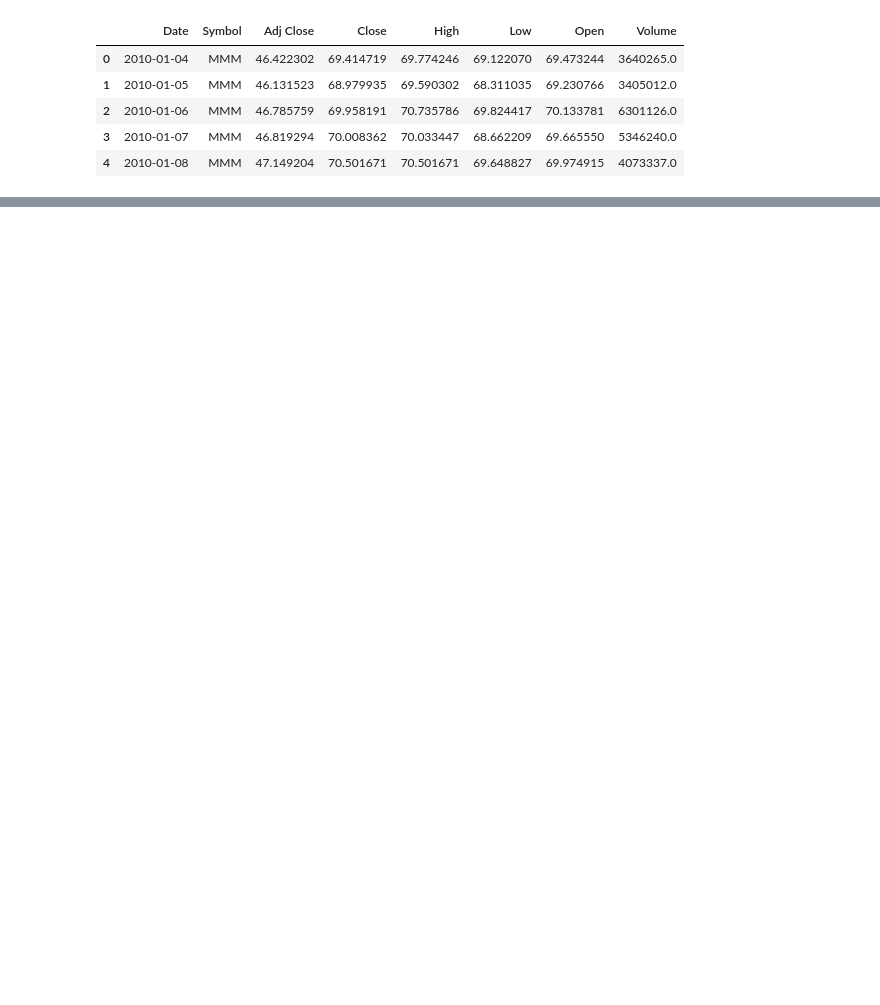
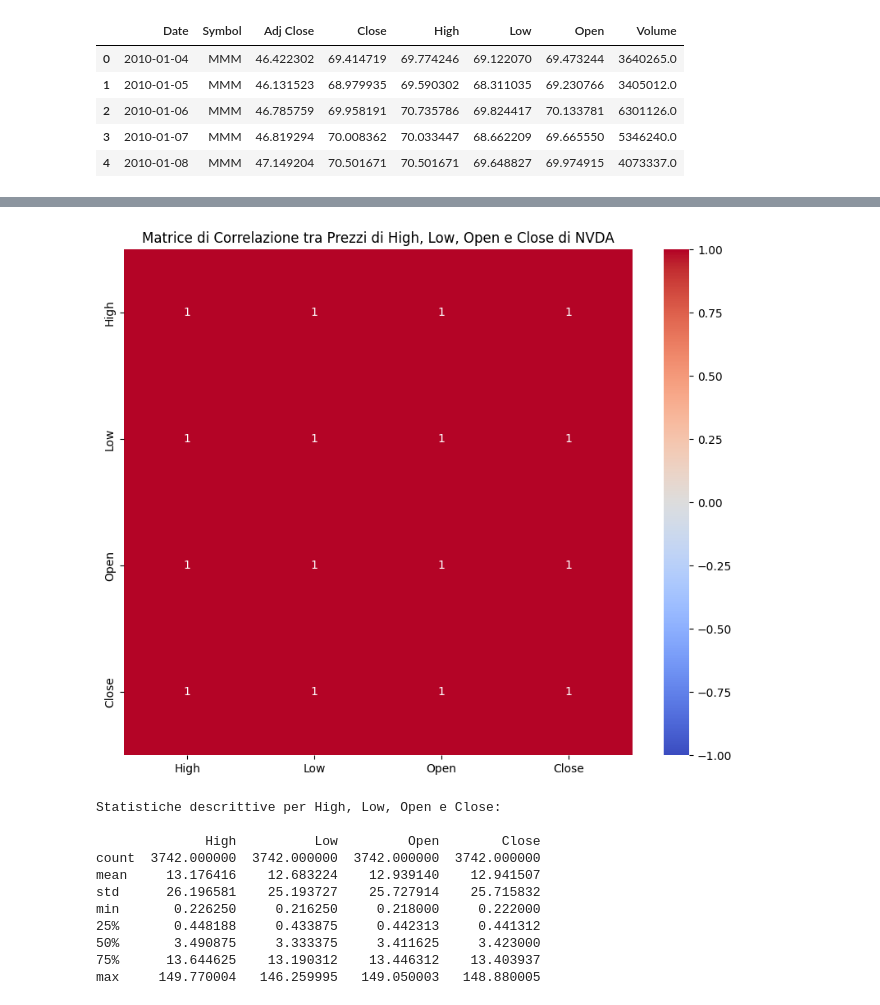
Before and after one commit to lucabellantee/Time-series-analysis, a Jupyter notebook: time_series_stocks.ipynb, the cells around one changed output, grey strips where cells are left out. Cells and saved outputs as stored; diff of their text form; code cells hidden in the pictures; blank space fills up the shorter version.

```diff
--- a/time_series_stocks.ipynb
+++ b/time_series_stocks.ipynb
@@ -21,0 +66,26 @@ data.head()
+# %%
+# Calcolare la correlazione tra le variabili
+correlation_matrix = nvda_data[['High', 'Low', 'Open', 'Close']].corr()
+
+# Visualizzare la matrice di correlazione
+plt.figure(figsize=(10, 8))
+sns.heatmap(correlation_matrix, annot=True, cmap='coolwarm', vmin=-1, vmax=1)
+plt.title('Matrice di Correlazione tra Prezzi di High, Low, Open e Close di NVDA')
+plt.show()
+
+# Stampare statistiche descrittive per confrontare i valori
+print("Statistiche descrittive per High, Low, Open e Close:\n")
+print(nvda_data[['High', 'Low', 'Open', 'Close']].describe())
+# %% [output]
+[figure, added]
+Statistiche descrittive per High, Low, Open e Close:
+
+              High          Low         Open        Close
+count  3742.000000  3742.000000  3742.000000  3742.000000
+mean     13.176416    12.683224    12.939140    12.941507
+std      26.196581    25.193727    25.727914    25.715832
+min       0.226250     0.216250     0.218000     0.222000
+25%       0.448188     0.433875     0.442313     0.441312
+50%       3.490875     3.333375     3.411625     3.423000
+75%      13.644625    13.190312    13.446312    13.403937
+max     149.770004   146.259995   149.050003   148.880005
```
Also changed, not shown: parts of 20 cells of this notebook.
